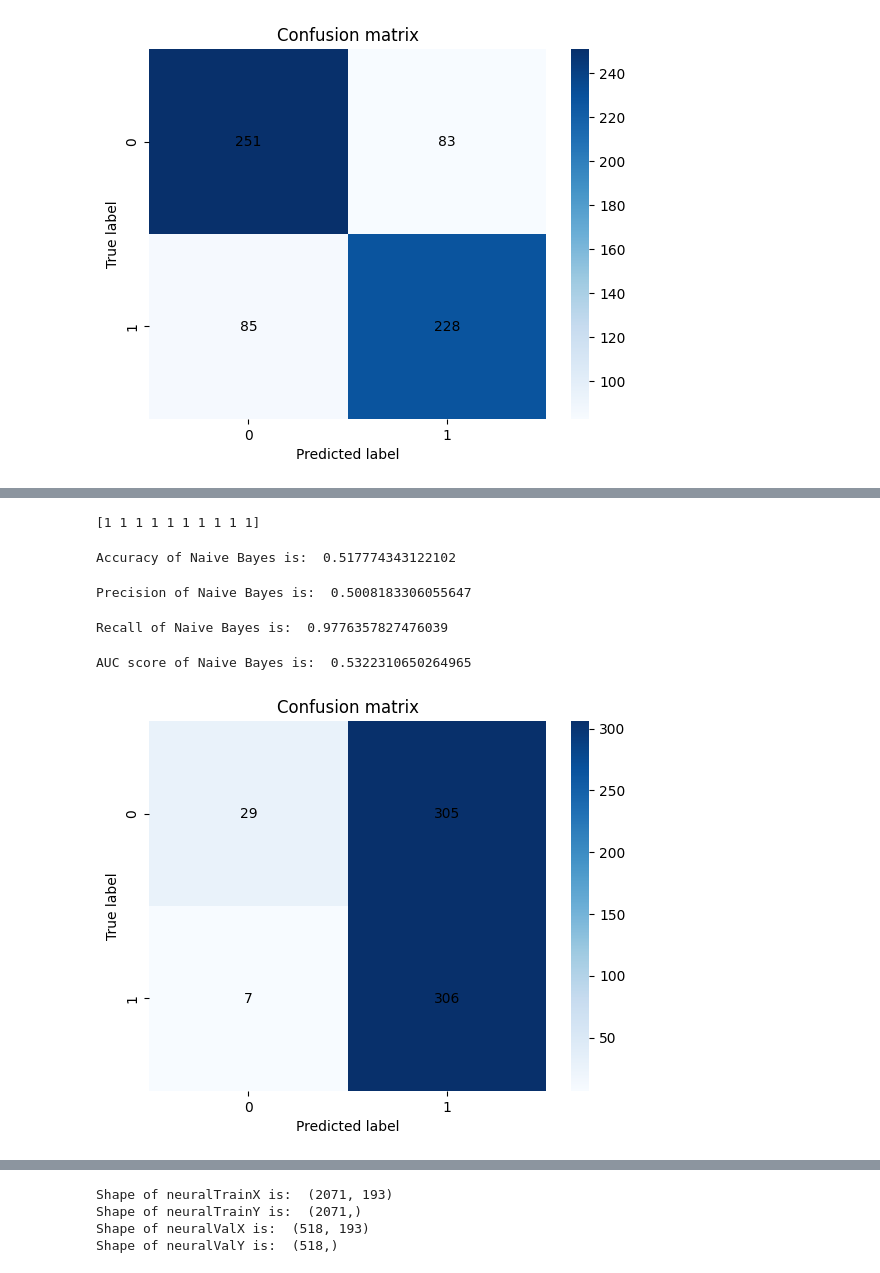
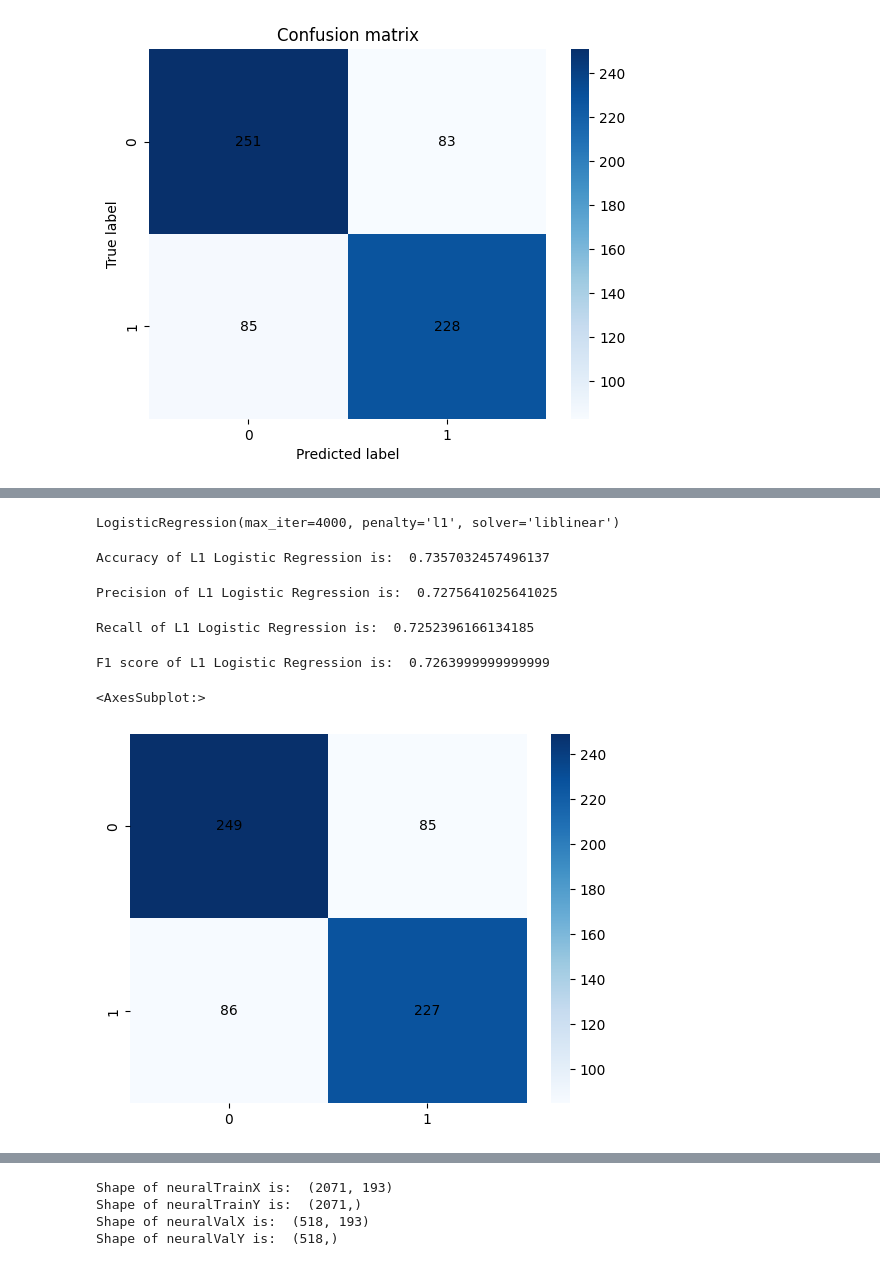
Before and after one commit to Jayadithya374/EC422-Project, a Jupyter notebook: code.ipynb, the cells around one changed output, grey strips where cells are left out. Cells and saved outputs as stored; diff of their text form; code cells hidden in the pictures.

```diff
--- a/code.ipynb
+++ b/code.ipynb
@@ -374,4 +366,0 @@ Shouldn't use it at all for numerical data.
-# %%
-gaussian = GaussianNB()
-
-gaussian.fit(X_train, y_train)
@@ -380,41 +369,40 @@ GaussianNB()
+# %%
+l1logistic = LogisticRegression(penalty="l1", C=1.0, solver="liblinear", max_iter=4000)
+
+l1logistic.fit(X_train, y_train)
+# %% [output]
+LogisticRegression(max_iter=4000, penalty='l1', solver='liblinear')
 # %%
-predictions = gaussian.predict(X_test)
+predictions = l1logistic.predict(X_test)
-# %%
-print(predictions[0:10])
-# %% [output]
-[1 1 1 1 1 1 1 1 1 1]
 # %%
 accuracy = metrics.accuracy_score(y_test, predictions)
 
-print("Accuracy of Naive Bayes is: ", accuracy)
+print("Accuracy of L1 Logistic Regression is: ", accuracy)
 # %% [output]
-Accuracy of Naive Bayes is:  0.517774343122102
+Accuracy of L1 Logistic Regression is:  0.7357032457496137
 # %%
 precision = metrics.precision_score(y_test, predictions)
 
-print("Precision of Naive Bayes is: ", precision)
+print("Precision of L1 Logistic Regression is: ", precision)
 # %% [output]
-Precision of Naive Bayes is:  0.5008183306055647
+Precision of L1 Logistic Regression is:  0.7275641025641025
 # %%
 recall = metrics.recall_score(y_test, predictions)
 
-print("Recall of Naive Bayes is: ", recall)
+print("Recall of L1 Logistic Regression is: ", recall)
 # %% [output]
-Recall of Naive Bayes is:  0.9776357827476039
+Recall of L1 Logistic Regression is:  0.7252396166134185
 # %%
-auc_score = metrics.roc_auc_score(y_test, predictions)
+f1_score = metrics.f1_score(y_test, predictions)
 
-print("AUC score of Naive Bayes is: ", auc_score)
+print("F1 score of L1 Logistic Regression is: ", f1_score)
 # %% [output]
-AUC score of Naive Bayes is:  0.5322310650264965
+F1 score of L1 Logistic Regression is:  0.7263999999999999
 # %%
-confusionMatrixNB = metrics.confusion_matrix(y_test, predictions)
+confusionMatrix = metrics.confusion_matrix(y_test, predictions)
 
-sns.heatmap(confusionMatrixNB, annot=True, cmap="Blues", fmt="d", annot_kws={"color": "black"})
-plt.title('Confusion matrix')
-plt.xlabel('Predicted label')
-plt.ylabel('True label')
-plt.show()
+sns.heatmap(confusionMatrix, annot=True, cmap="Blues", fmt="d", annot_kws={"color": "black"})
 # %% [output]
+<AxesSubplot:>
-[figure, old version]
+[figure, new version]
 # %% [markdown]
```
Also changed, not shown: parts of 18 cells of this notebook.
